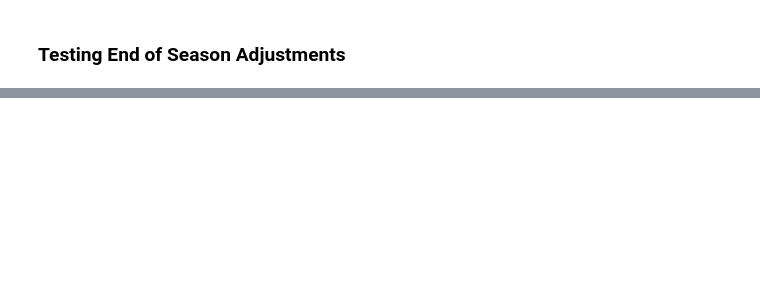
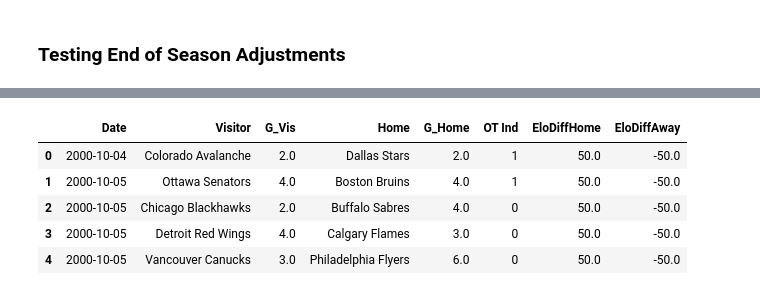
Before and after one commit to hinayatali9/MIE368_PROJECT, a Jupyter notebook: team_proj/scripts/Elo Adjustments.ipynb, the cells around one changed output, grey strips where cells are left out. Drawn from its saved outputs; the diff is of its cells as text; code cells hidden in the pictures; blank space fills up the shorter version.

```diff
--- a/team_proj/scripts/Elo Adjustments.ipynb
+++ b/team_proj/scripts/Elo Adjustments.ipynb
@@ -52,8 +54,8 @@ def margin_of_victory(home_goals, away_goals):
 
     return mov_mult
 # %%
-# Function to update ELO ratings after a game
-def update_elo(home_team, away_team, home_goals, away_goals, season):
+# Function to update ELO ratings after a game -- Could add input for elo_ratings dictionary
+def update_elo(home_team, away_team, home_goals, away_goals, season, df, idx):
 
     # Map old team names to new ones
     home_team = team_changes.get(home_team, home_team)
@@ -69,7 +71,11 @@ def update_elo(home_team, away_team, home_goals, away_goals, season):
         elo_ratings[away_team] = 1490 if season >= 2005 else 1380
 
      # Calculate the probability of winning the game for each team
-    home_prob, away_prob, Elo_diff_home = calculate_prob_winning(home_team, away_team, home_goals, away_goals)
+    home_prob, away_prob, Elo_diff_home = calculate_prob_winning(home_team, away_team)
+
+    # Update DataFrame values
+    df.at[idx, 'EloDiffHome'] = Elo_diff_home
+    df.at[idx, 'EloDiffAway'] = -1 * Elo_diff_home
 
      # Update Pregame Favorite Multiplier
     if home_goals > away_goals:
@@ -102,6 +108,9 @@ def update_elo(home_team, away_team, home_goals, away_goals, season):
     elo_ratings[home_team] += elo_shift_h
     elo_ratings[away_team] -= elo_shift_h
 
+    #if (home_team == 'Nashville Predators') or (away_team == 'Nashville Predators'):
+     #   print(elo_shift_h)
+      #  print(elo_ratings['Nashville Predators'])
     #print("Home team elo is: " + str(elo_ratings[home_team]))
     #print("Away team elo is: " + str(elo_ratings[away_team]))
 # %% [markdown]
@@ -201,0 +279,18 @@ print(elo_ratings)
+# %%
+df_list = []
+
+for season, df in scores_dict.items():
+    df_list.append(df)
+
+combined_df = pd.concat(df_list, ignore_index = True)
+
+#for idx, row in df.iterrows():
+# %%
+combined_df.head()
+# %% [output]
+|  | Date | Visitor | G_Vis | Home | G_Home | OT Ind | EloDiffHome | EloDiffAway |
+| 0 | 2000-10-04 | Colorado Avalanche | 2.0 | Dallas Stars | 2.0 | 1 | 50.0 | -50.0 |
+| 1 | 2000-10-05 | Ottawa Senators | 4.0 | Boston Bruins | 4.0 | 1 | 50.0 | -50.0 |
+| 2 | 2000-10-05 | Chicago Blackhawks | 2.0 | Buffalo Sabres | 4.0 | 0 | 50.0 | -50.0 |
+| 3 | 2000-10-05 | Detroit Red Wings | 4.0 | Calgary Flames | 3.0 | 0 | 50.0 | -50.0 |
+| 4 | 2000-10-05 | Vancouver Canucks | 3.0 | Philadelphia Flyers | 6.0 | 0 | 50.0 | -50.0 |
```
Also changed, not shown: parts of 18 cells of this notebook.
